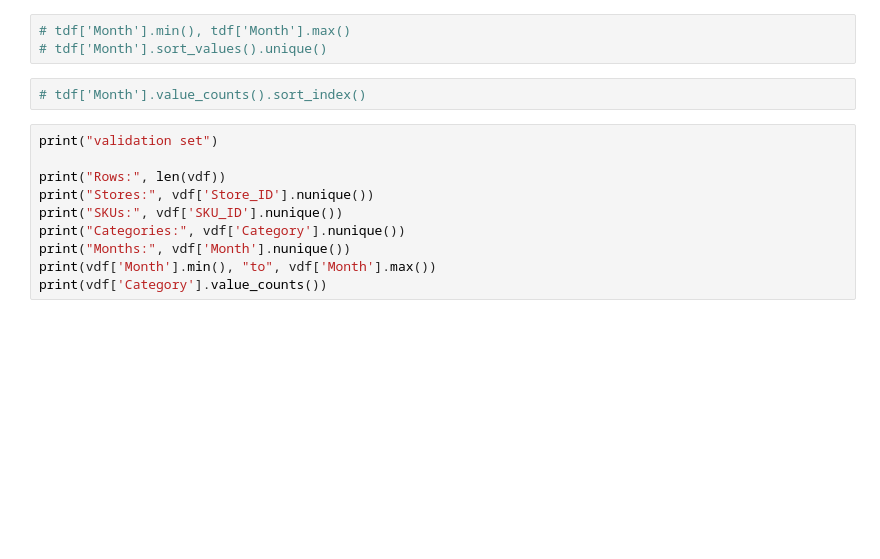
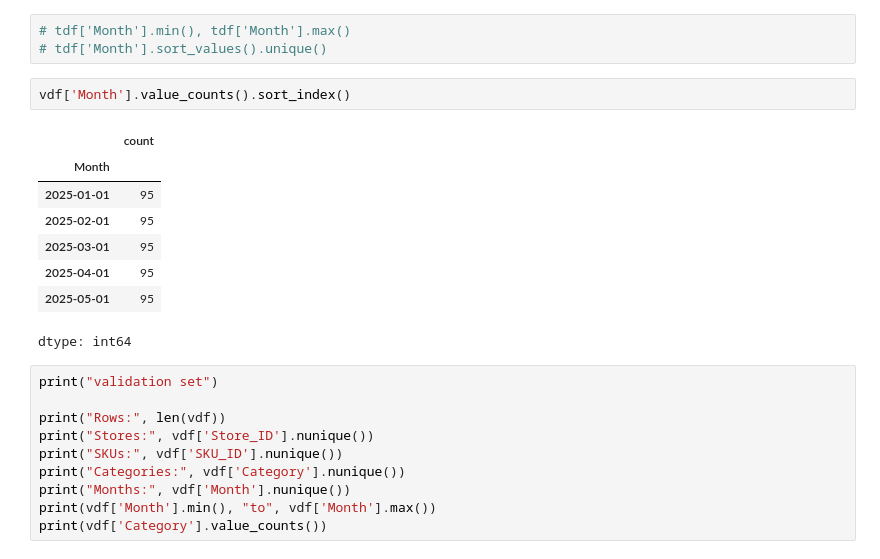
Before and after one commit to partha2412/Time-Series-Forecast, a Jupyter notebook: TimeSeries_forecasting.ipynb, the cells around one changed output. Cells and saved outputs as stored; diff of their text form; blank space fills up the shorter version.

```diff
--- a/TimeSeries_forecasting.ipynb
+++ b/TimeSeries_forecasting.ipynb
@@ -294,7 +294,16 @@ Name: count, dtype: int64
 # tdf['Month'].min(), tdf['Month'].max()
 # tdf['Month'].sort_values().unique()
 # %%
-# tdf['Month'].value_counts().sort_index()
+vdf['Month'].value_counts().sort_index()
+# %% [output]
+|  | count |
+| Month |  |
+| 2025-01-01 | 95 |
+| 2025-02-01 | 95 |
+| 2025-03-01 | 95 |
+| 2025-04-01 | 95 |
+| 2025-05-01 | 95 |
+dtype: int64
 # %%
 print("validation set")
 
```
Also changed, not shown: parts of 13 cells of this notebook.
